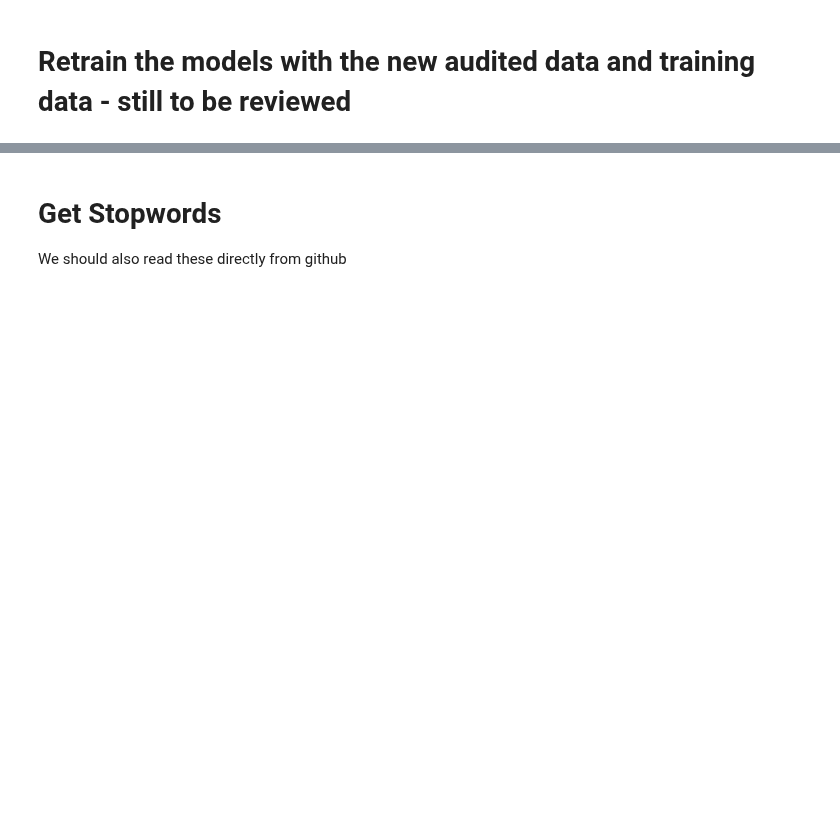
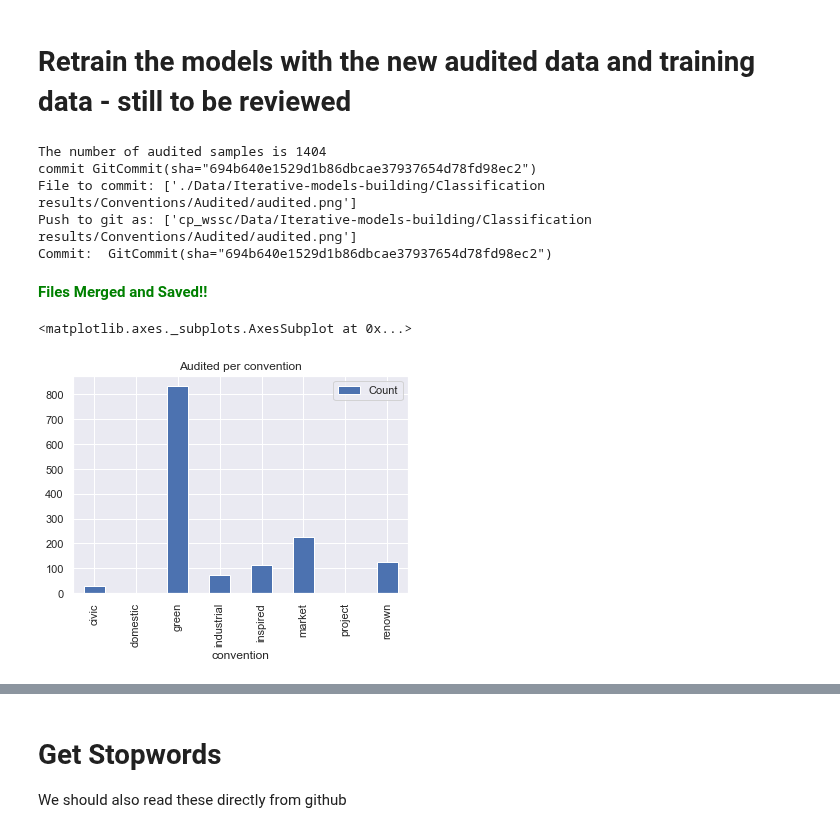
Before and after one commit to aideenf/AIVC, a Jupyter notebook: cp_wssc/Iterative models building_V1.2.ipynb, the cells around one changed output, grey strips where cells are left out. Cells and saved outputs as stored; diff of their text form; code cells hidden in the pictures; blank space fills up the shorter version.

```diff
--- a/cp_wssc/Iterative models building_V1.2.ipynb
+++ b/cp_wssc/Iterative models building_V1.2.ipynb
@@ -302,0 +282,7 @@ paths.CLASSIFIED_DATA_DIR_GIT: cp_wssc/Data/Iterative-models-building/Classifica
+# %%
+
+file_list_classified, file_list_classified_git = create_classified_files (conventions_classifications,
+                                                                         data_sentences,
+                                                                         data_sentences_provenance,
+                                                                         paths.CLASSIFIED_DATA_DIR_LOCAL,
+                                                                         paths.CLASSIFIED_DATA_DIR_GIT)
@@ -407,7 +393,7 @@ This file will be called... 'audited_ALL_{date}-{time}.tsv'
 Any other process that wishes to use this file should look for the most recent 'audited_ALL_{date}-{time}.tsv'  or retrieve new version with this method
 # %%
 #Method to aggregate the audited data and to return a pandas DB containing the aggregated content.
-def aggrigate_audited_data_from_git (audited_data_dir_git,
+def aggregate_audited_data_from_git (audited_data_dir_git,
                             github_audit_url,
                             audited_data_dir_local,
                             git_user,
@@ -467,8 +453,8 @@ def aggrigate_audited_data_from_git (audited_data_dir_git,
         print ("*****NO FILES RETRIEVED******")
     gc.collect()
 # %%
-#Call the aggrigate_audited_data method to have the aggrigated data regenerated and a pandas data frame returned.
-audited_df, message = aggrigate_audited_data_from_git (paths.AUDITED_DATA_DIR_GIT,
+#Call the aggregate_audited_data method to have the aggregated data regenerated and a pandas data frame returned.
+audited_df, message = aggregate_audited_data_from_git (paths.AUDITED_DATA_DIR_GIT,
                             paths.GITHUB_AUDIT_URL_PATH,
                             paths.AUDITED_DATA_DIR_LOCAL,
                             GIT_USER,
@@ -480,3 +466,7 @@ audited_df, message = aggrigate_audited_data_from_git (paths.AUDITED_DATA_DIR_GI
 display (audited_df.head(5))
 print (message)
 print ("The number of audited samples is", audited_df.shape[0])
+
+
+#Get the latest version of the aggregated already audited data (output from the audit tool) directly from GIT
+audited_data_df = model_helpers.retrieve_aggregate_audited_data_from_git (paths.GITHUB_AGGREGATED_AUDIT_URL_FILE)
@@ -492,3 +536,23 @@ def retrieve_aggrigate_audited_data_from_git (path) :
 # %%
 # calling the last created aggregation of the audited data.
-audited_df = retrieve_aggrigate_audited_data_from_git (GITHUB_AGGREGATED_AUDIT_URL_FILE)
+#Get the latest version of the aggregated already audited data (output from the audit tool) directly from GIT
+audited_data_df = model_helpers.retrieve_aggregate_audited_data_from_git (paths.GITHUB_AGGREGATED_AUDIT_URL_FILE)
+# %%
+print ("The number of audited samples is", audited_df.shape[0])
+plot = save_audited_data_histogram(audited_df,
+                            paths.AUDITED_DATA_DIR_LOCAL,
+                            paths.AUDITED_DATA_DIR_GIT,
+                            True,
+                            GIT_USER,
+                            GIT_PSWD,
+                            GIT_OWNER_REPO  )
+display(plot)
+# %% [output]
+The number of audited samples is 1404
+commit GitCommit(sha="694b640e1529d1b86dbcae37937654d78fd98ec2")
+File to commit: ['./Data/Iterative-models-building/Classification results/Conventions/Audited/audited.png']
+Push to git as: ['cp_wssc/Data/Iterative-models-building/Classification results/Conventions/Audited/audited.png']
+Commit:  GitCommit(sha="694b640e1529d1b86dbcae37937654d78fd98ec2")
+Files Merged and Saved!!
+<matplotlib.axes._subplots.AxesSubplot at 0x...>
+[figure, added]
```
Also changed, not shown: parts of 30 cells of this notebook.
